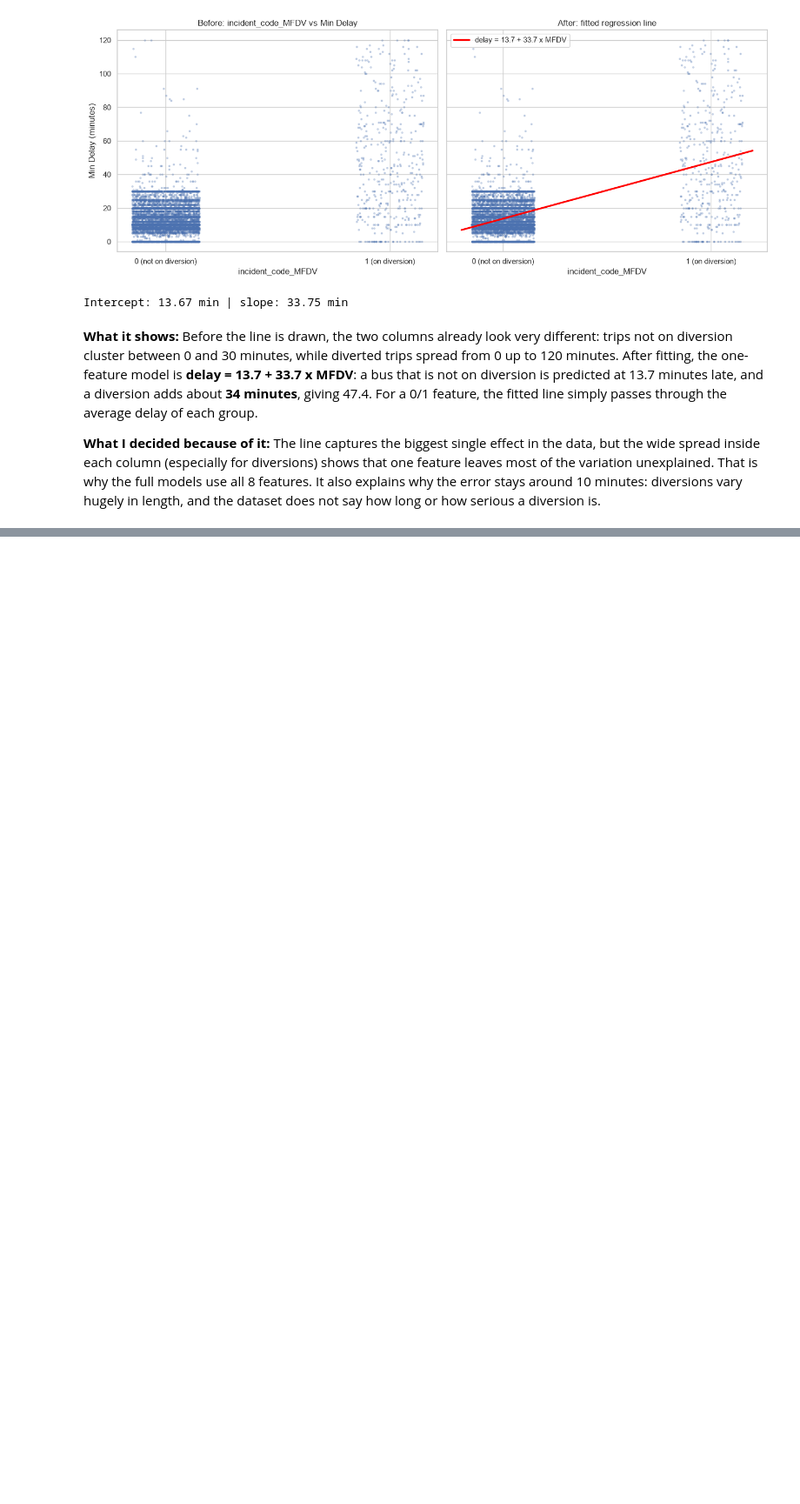
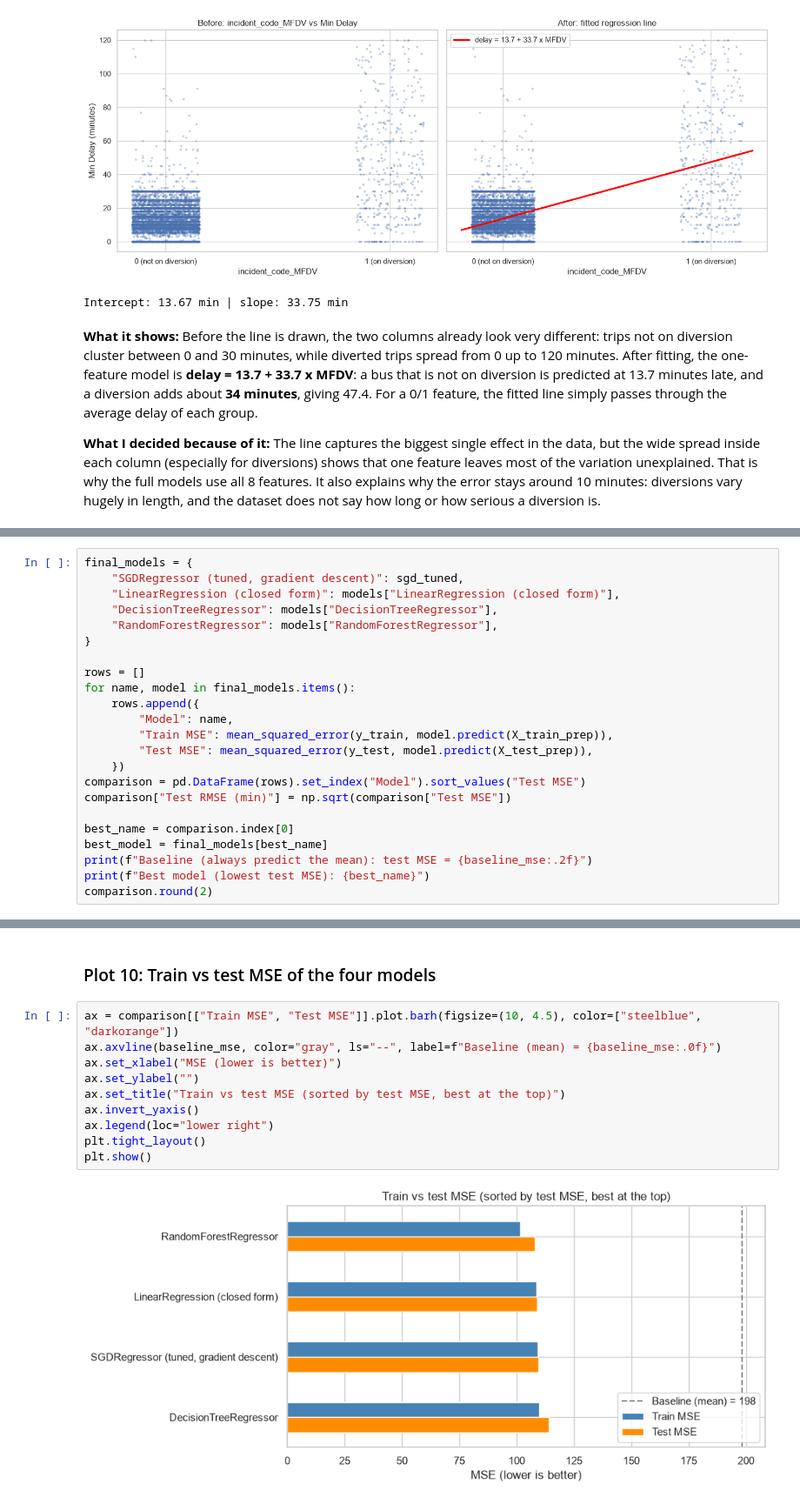
Before and after one commit to Byiringiro-saaad/linear_regression_model, a Jupyter notebook: summative/linear_regression/multivariate.ipynb, the cells around one changed output, grey strips where cells are left out. Shown at 87% size. Cells and saved outputs as stored; diff of their text form; blank space fills up the shorter version.

Commit message:
model comparison, save best model and prediction function

```diff
--- a/summative/linear_regression/multivariate.ipynb
+++ b/summative/linear_regression/multivariate.ipynb
@@ -723,0 +728,23 @@ Intercept: 13.67 min | slope: 33.75 min
+# %%
+final_models = {
+    "SGDRegressor (tuned, gradient descent)": sgd_tuned,
+    "LinearRegression (closed form)": models["LinearRegression (closed form)"],
+    "DecisionTreeRegressor": models["DecisionTreeRegressor"],
+    "RandomForestRegressor": models["RandomForestRegressor"],
+}
+
+rows = []
+for name, model in final_models.items():
+    rows.append({
+        "Model": name,
+        "Train MSE": mean_squared_error(y_train, model.predict(X_train_prep)),
+        "Test MSE": mean_squared_error(y_test, model.predict(X_test_prep)),
+    })
+comparison = pd.DataFrame(rows).set_index("Model").sort_values("Test MSE")
+comparison["Test RMSE (min)"] = np.sqrt(comparison["Test MSE"])
+
+best_name = comparison.index[0]
+best_model = final_models[best_name]
+print(f"Baseline (always predict the mean): test MSE = {baseline_mse:.2f}")
+print(f"Best model (lowest test MSE): {best_name}")
+comparison.round(2)
@@ -723,0 +760,14 @@ Intercept: 13.67 min | slope: 33.75 min
+# %% [markdown]
+### Plot 10: Train vs test MSE of the four models
+# %%
+ax = comparison[["Train MSE", "Test MSE"]].plot.barh(figsize=(10, 4.5), color=["steelblue", "darkorange"])
+ax.axvline(baseline_mse, color="gray", ls="--", label=f"Baseline (mean) = {baseline_mse:.0f}")
+ax.set_xlabel("MSE (lower is better)")
+ax.set_ylabel("")
+ax.set_title("Train vs test MSE (sorted by test MSE, best at the top)")
+ax.invert_yaxis()
+ax.legend(loc="lower right")
+plt.tight_layout()
+plt.show()
+# %% [output]
+[figure, added]
```
Also changed, not shown: parts of 10 cells of this notebook, 2 other files.
